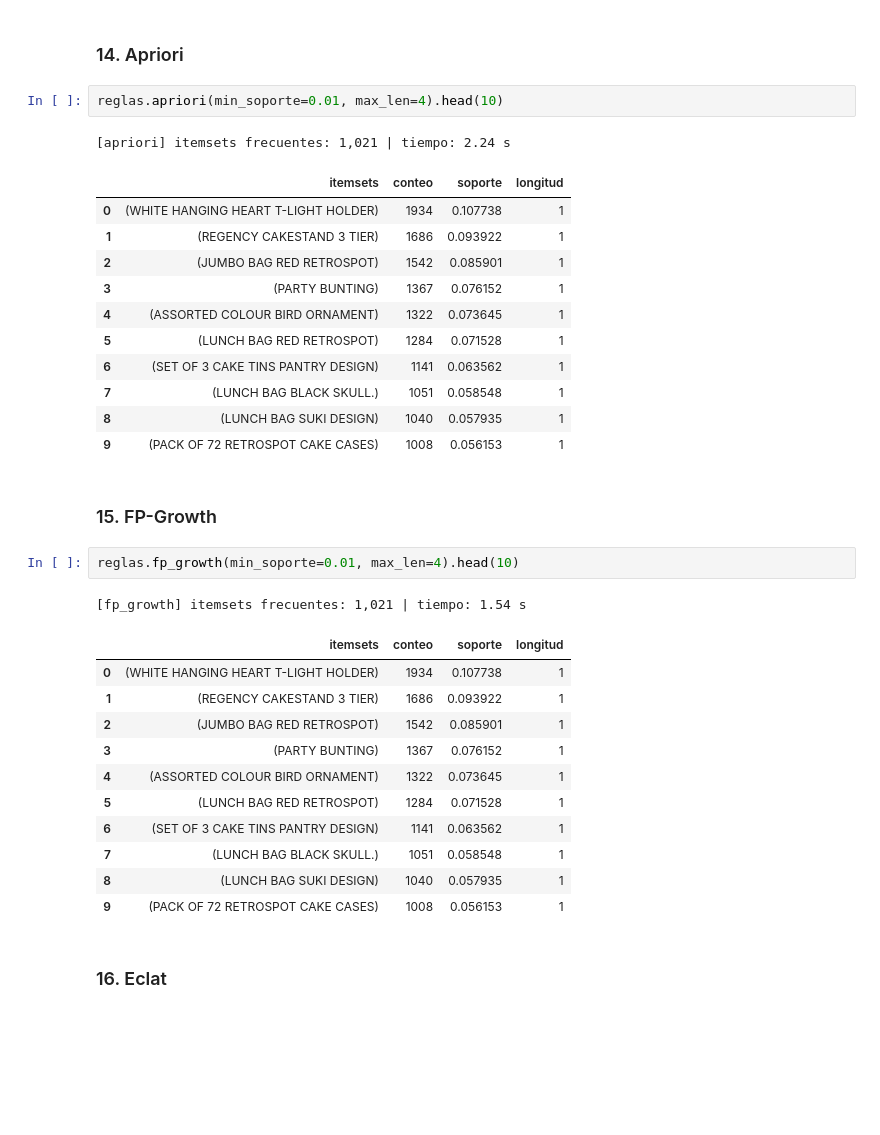
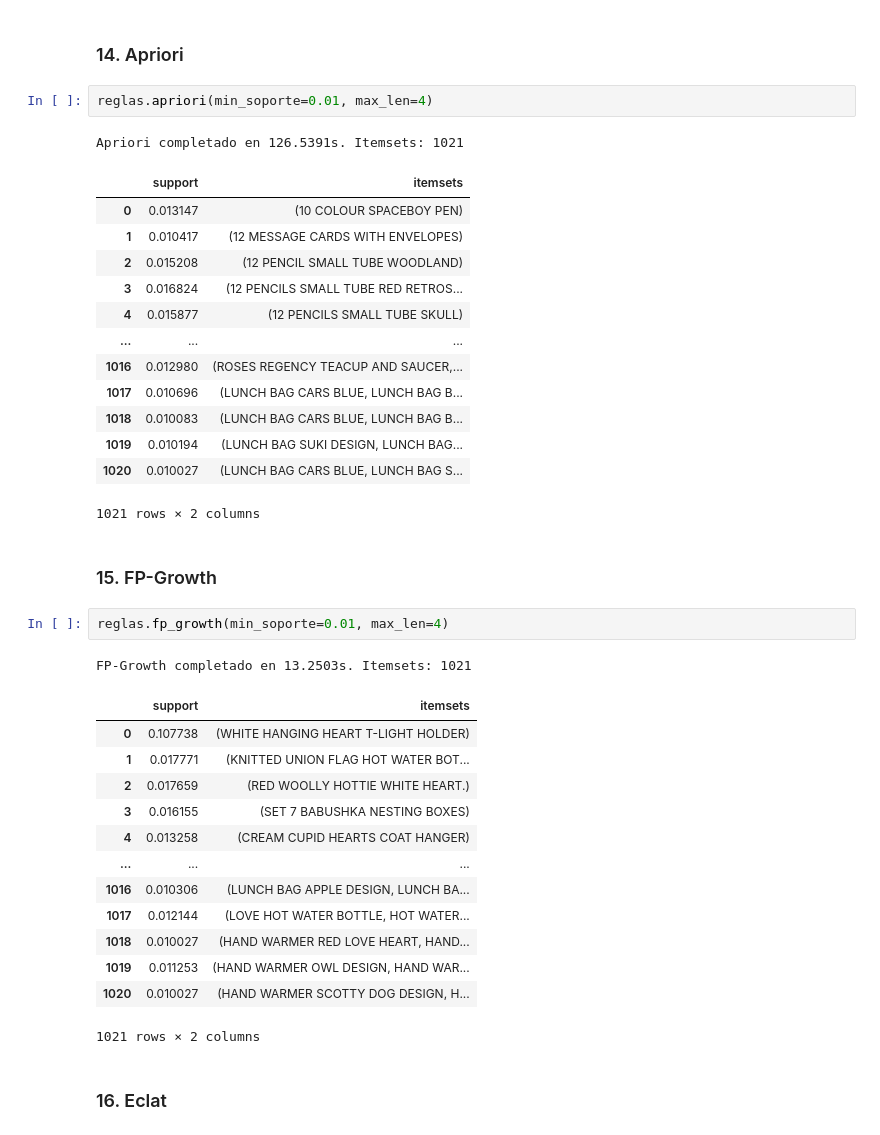
Before and after one commit to DDev-max/Proyecto-final-mineria2, a Jupyter notebook: notebook.ipynb, the cells around one changed output. Cells and saved outputs as stored; diff of their text form; blank space fills up the shorter version.

Commit message:
Actualizacion reglas

```diff
--- a/notebook.ipynb
+++ b/notebook.ipynb
@@ -254,37 +249,41 @@ Items por factura       : promedio 21.1 | maximo 521
 # %% [markdown]
 ### 14. Apriori
 # %%
-reglas.apriori(min_soporte=0.01, max_len=4).head(10)
+reglas.apriori(min_soporte=0.01, max_len=4)
 # %% [output]
-[apriori] itemsets frecuentes: 1,021 | tiempo: 2.24 s
+Apriori completado en 126.5391s. Itemsets: 1021
-|  | itemsets | conteo | soporte | longitud |
-| 0 | (WHITE HANGING HEART T-LIGHT HOLDER) | 1934 | 0.107738 | 1 |
-| 1 | (REGENCY CAKESTAND 3 TIER) | 1686 | 0.093922 | 1 |
-| 2 | (JUMBO BAG RED RETROSPOT) | 1542 | 0.085901 | 1 |
-| 3 | (PARTY BUNTING) | 1367 | 0.076152 | 1 |
-| 4 | (ASSORTED COLOUR BIRD ORNAMENT) | 1322 | 0.073645 | 1 |
-| 5 | (LUNCH BAG RED RETROSPOT) | 1284 | 0.071528 | 1 |
-| 6 | (SET OF 3 CAKE TINS PANTRY DESIGN) | 1141 | 0.063562 | 1 |
-| 7 | (LUNCH BAG BLACK SKULL.) | 1051 | 0.058548 | 1 |
-| 8 | (LUNCH BAG SUKI DESIGN) | 1040 | 0.057935 | 1 |
-| 9 | (PACK OF 72 RETROSPOT CAKE CASES) | 1008 | 0.056153 | 1 |
+|  | support | itemsets |
+| 0 | 0.013147 | (10 COLOUR SPACEBOY PEN) |
+| 1 | 0.010417 | (12 MESSAGE CARDS WITH ENVELOPES) |
+| 2 | 0.015208 | (12 PENCIL SMALL TUBE WOODLAND) |
+| 3 | 0.016824 | (12 PENCILS SMALL TUBE RED RETROS... |
+| 4 | 0.015877 | (12 PENCILS SMALL TUBE SKULL) |
+| ... | ... | ... |
+| 1016 | 0.012980 | (ROSES REGENCY TEACUP AND SAUCER,... |
+| 1017 | 0.010696 | (LUNCH BAG CARS BLUE, LUNCH BAG B... |
+| 1018 | 0.010083 | (LUNCH BAG CARS BLUE, LUNCH BAG B... |
+| 1019 | 0.010194 | (LUNCH BAG SUKI DESIGN, LUNCH BAG... |
+| 1020 | 0.010027 | (LUNCH BAG CARS BLUE, LUNCH BAG S... |
+1021 rows × 2 columns
 # %% [markdown]
 ### 15. FP-Growth
 # %%
-reglas.fp_growth(min_soporte=0.01, max_len=4).head(10)
+reglas.fp_growth(min_soporte=0.01, max_len=4)
 # %% [output]
-[fp_growth] itemsets frecuentes: 1,021 | tiempo: 1.54 s
+FP-Growth completado en 13.2503s. Itemsets: 1021
-|  | itemsets | conteo | soporte | longitud |
-| 0 | (WHITE HANGING HEART T-LIGHT HOLDER) | 1934 | 0.107738 | 1 |
-| 1 | (REGENCY CAKESTAND 3 TIER) | 1686 | 0.093922 | 1 |
-| 2 | (JUMBO BAG RED RETROSPOT) | 1542 | 0.085901 | 1 |
-| 3 | (PARTY BUNTING) | 1367 | 0.076152 | 1 |
-| 4 | (ASSORTED COLOUR BIRD ORNAMENT) | 1322 | 0.073645 | 1 |
-| 5 | (LUNCH BAG RED RETROSPOT) | 1284 | 0.071528 | 1 |
-| 6 | (SET OF 3 CAKE TINS PANTRY DESIGN) | 1141 | 0.063562 | 1 |
-| 7 | (LUNCH BAG BLACK SKULL.) | 1051 | 0.058548 | 1 |
-| 8 | (LUNCH BAG SUKI DESIGN) | 1040 | 0.057935 | 1 |
-| 9 | (PACK OF 72 RETROSPOT CAKE CASES) | 1008 | 0.056153 | 1 |
+|  | support | itemsets |
+| 0 | 0.107738 | (WHITE HANGING HEART T-LIGHT HOLDER) |
+| 1 | 0.017771 | (KNITTED UNION FLAG HOT WATER BOT... |
+| 2 | 0.017659 | (RED WOOLLY HOTTIE WHITE HEART.) |
+| 3 | 0.016155 | (SET 7 BABUSHKA NESTING BOXES) |
+| 4 | 0.013258 | (CREAM CUPID HEARTS COAT HANGER) |
+| ... | ... | ... |
+| 1016 | 0.010306 | (LUNCH BAG APPLE DESIGN, LUNCH BA... |
+| 1017 | 0.012144 | (LOVE HOT WATER BOTTLE, HOT WATER... |
+| 1018 | 0.010027 | (HAND WARMER RED LOVE HEART, HAND... |
+| 1019 | 0.011253 | (HAND WARMER OWL DESIGN, HAND WAR... |
+| 1020 | 0.010027 | (HAND WARMER SCOTTY DOG DESIGN, H... |
+1021 rows × 2 columns
 # %% [markdown]
 ### 16. Eclat
 # %%
```
Also changed, not shown: parts of 11 cells of this notebook, 1 other file.
